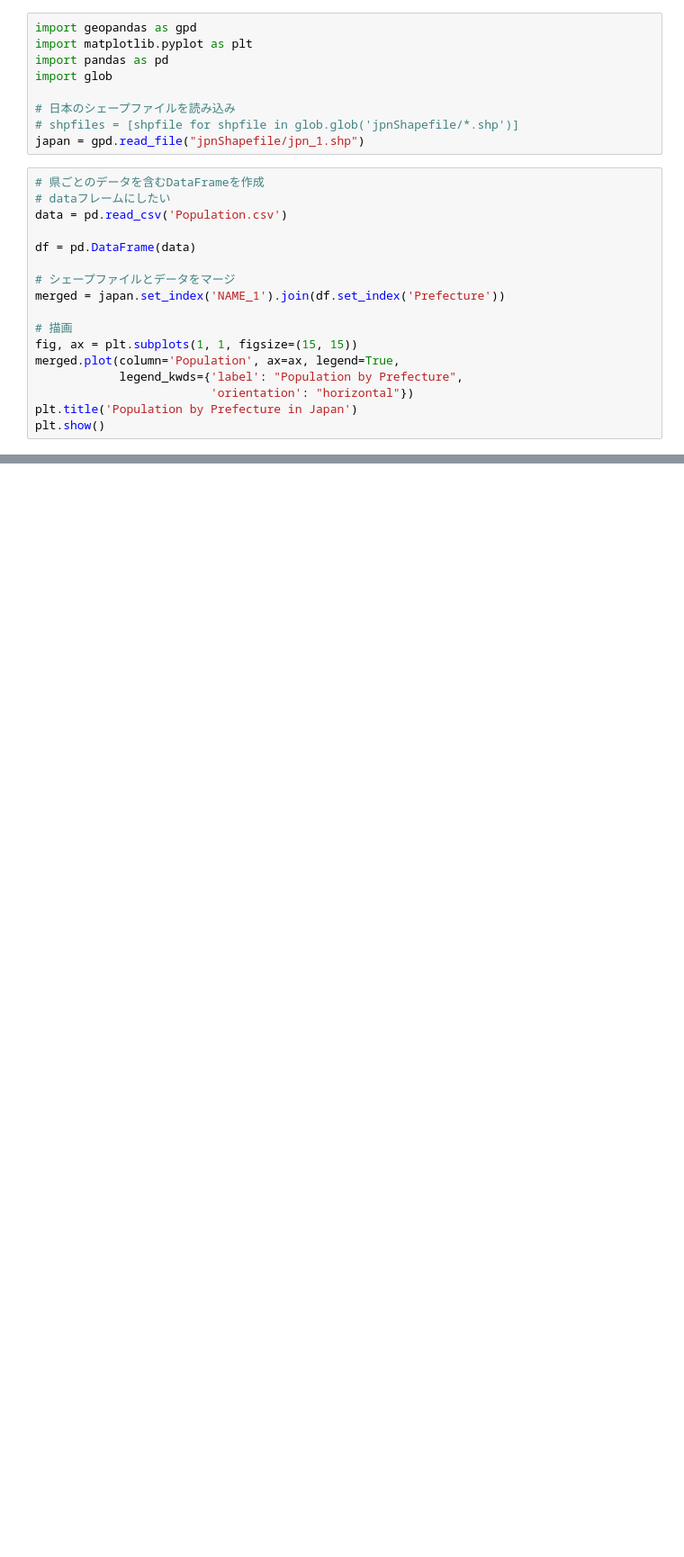
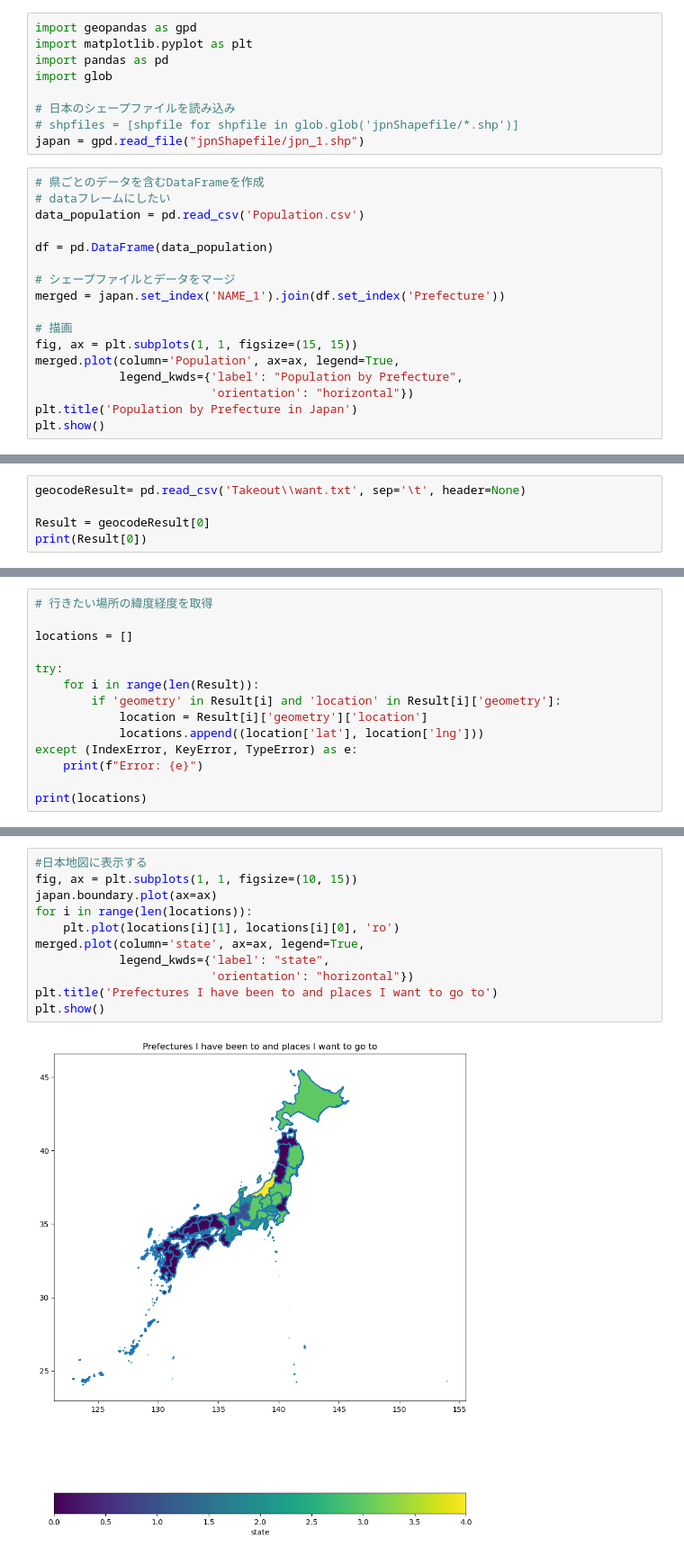
Before and after one commit to papaiyaryo/iroiro, a Jupyter notebook: NihonSeiha.ipynb, the cells around one changed output, grey strips where cells are left out. Shown at 90% size. Drawn from its saved outputs; the diff is of its cells as text; blank space fills up the shorter version.

```diff
--- a/NihonSeiha.ipynb
+++ b/NihonSeiha.ipynb
@@ -10,9 +10,9 @@ japan = gpd.read_file("jpnShapefile/jpn_1.shp")
 # %%
 # 県ごとのデータを含むDataFrameを作成
 # dataフレームにしたい
-data = pd.read_csv('Population.csv')
+data_population = pd.read_csv('Population.csv')
 
-df = pd.DataFrame(data)
+df = pd.DataFrame(data_population)
 
 # シェープファイルとデータをマージ
 merged = japan.set_index('NAME_1').join(df.set_index('Prefecture'))
@@ -45,0 +80,5 @@ plt.show()
+# %%
+geocodeResult= pd.read_csv('Takeout\\want.txt', sep='\t', header=None)
+
+Result = geocodeResult[0]
+print(Result[0])
@@ -45,0 +87,14 @@ plt.show()
+# %%
+# 行きたい場所の緯度経度を取得
+
+locations = []
+
+try:
+    for i in range(len(Result)):
+        if 'geometry' in Result[i] and 'location' in Result[i]['geometry']:
+            location = Result[i]['geometry']['location']
+            locations.append((location['lat'], location['lng']))
+except (IndexError, KeyError, TypeError) as e:
+    print(f"Error: {e}")
+
+print(locations)
@@ -45,0 +104,13 @@ plt.show()
+# %%
+#日本地図に表示する
+fig, ax = plt.subplots(1, 1, figsize=(10, 15))
+japan.boundary.plot(ax=ax)
+for i in range(len(locations)):
+    plt.plot(locations[i][1], locations[i][0], 'ro')
+merged.plot(column='state', ax=ax, legend=True,
+            legend_kwds={'label': "state",
+                         'orientation': "horizontal"})
+plt.title('Prefectures I have been to and places I want to go to')
+plt.show()
+# %% [output]
+[figure, added]
```
Also changed, not shown: parts of 3 cells of this notebook.
